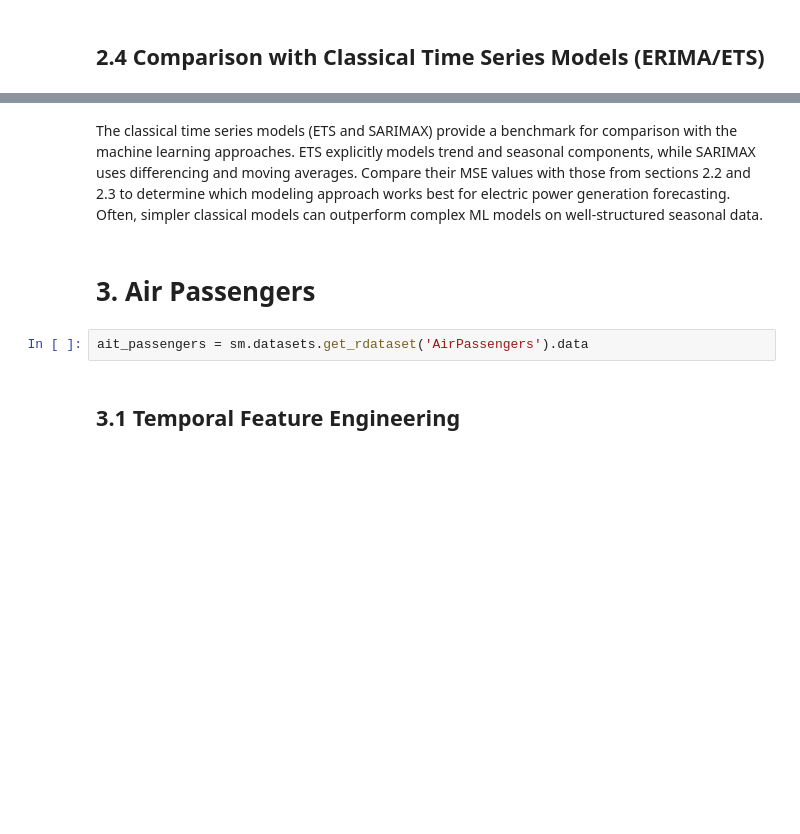
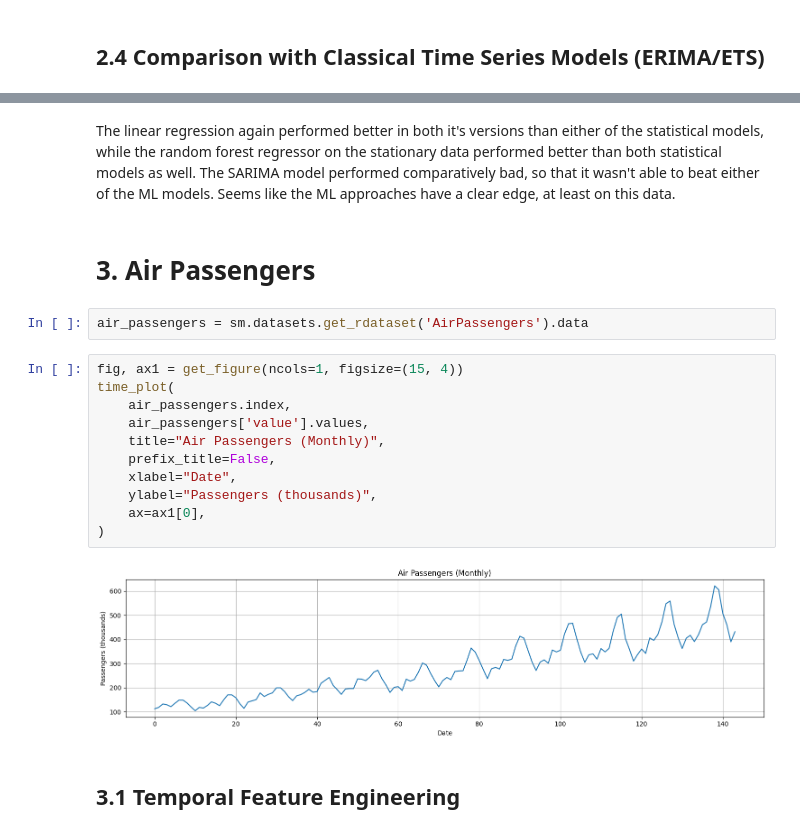
Before and after one commit to V8-Luky/time, a Jupyter notebook: notebooks/11_Exercise.ipynb, the cells around one changed output, grey strips where cells are left out. Drawn from its saved outputs; the diff is of its cells as text; blank space fills up the shorter version.

```diff
--- a/notebooks/11_Exercise.ipynb
+++ b/notebooks/11_Exercise.ipynb
@@ -442,8 +471,21 @@ plt.show()
 # %% [markdown]
-The classical time series models (ETS and SARIMAX) provide a benchmark for comparison with the machine learning approaches. ETS explicitly models trend and seasonal components, while SARIMAX uses differencing and moving averages. Compare their MSE values with those from sections 2.2 and 2.3 to determine which modeling approach works best for electric power generation forecasting. Often, simpler classical models can outperform complex ML models on well-structured seasonal data.
+The linear regression again performed better in both it's versions than either of the statistical models, while the random forest regressor on the stationary data performed better than both statistical models as well. The SARIMA model performed comparatively bad, so that it wasn't able to beat either of the ML models. Seems like the ML approaches have a clear edge, at least on this data.
 # %% [markdown]
 # 3. Air Passengers
 # %%
-ait_passengers = sm.datasets.get_rdataset('AirPassengers').data
+air_passengers = sm.datasets.get_rdataset('AirPassengers').data
+# %%
+fig, ax1 = get_figure(ncols=1, figsize=(15, 4))
+time_plot(
+    air_passengers.index,
+    air_passengers['value'].values,
+    title="Air Passengers (Monthly)",
+    prefix_title=False,
+    xlabel="Date",
+    ylabel="Passengers (thousands)",
+    ax=ax1[0],
+)
+# %% [output]
+[figure, added]
 # %% [markdown]
 ## 3.1 Temporal Feature Engineering
```
Also changed, not shown: parts of 15 cells of this notebook.
